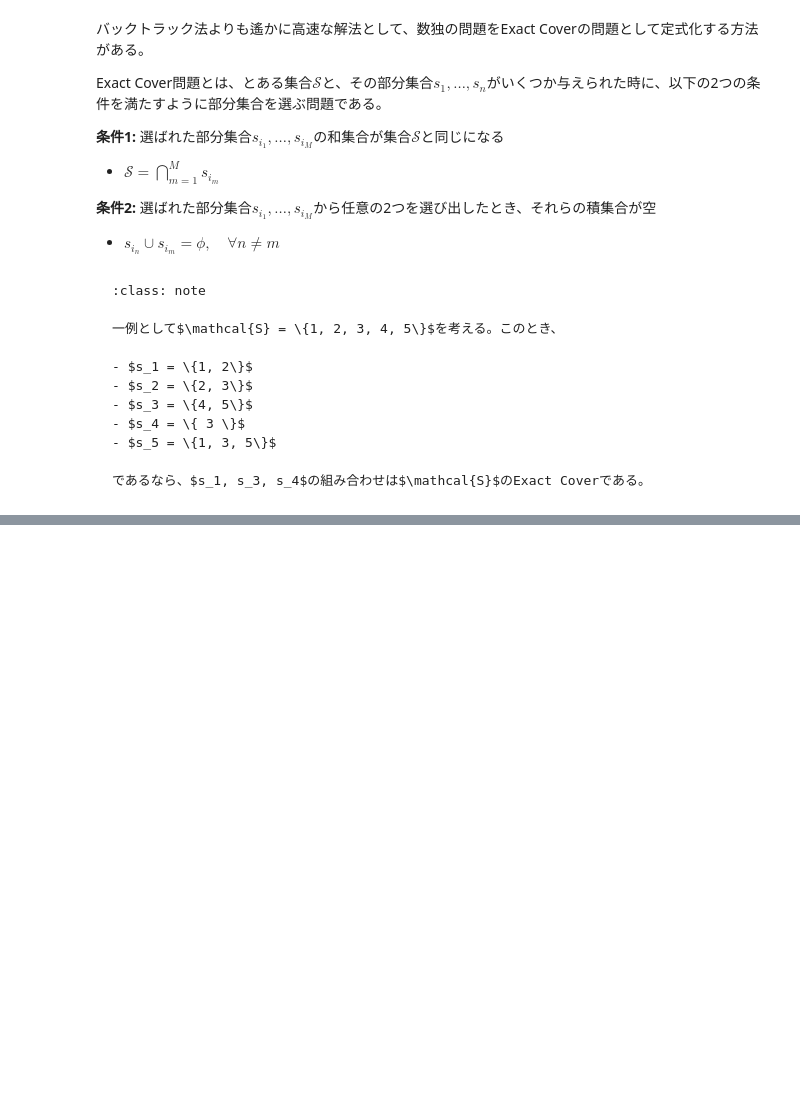
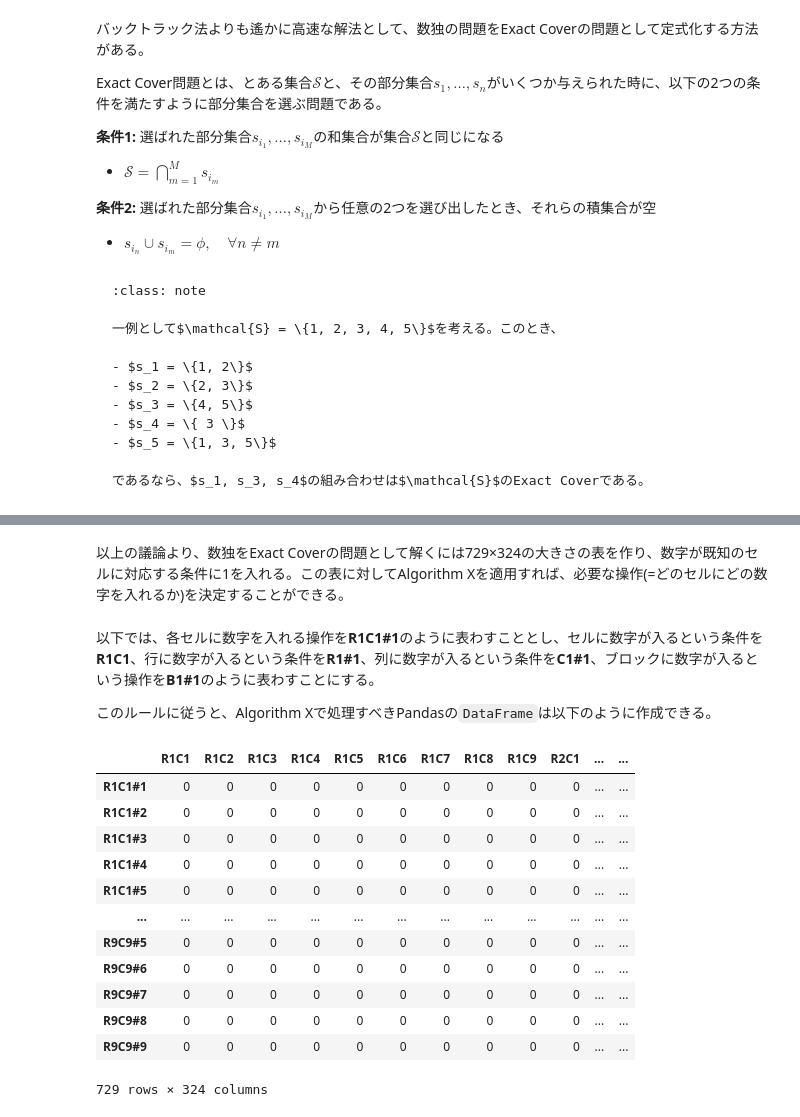
Before and after one commit to tatsy-classes/1284-sds-advml, a Jupyter notebook: contents/sec1/exercise-sudoku.ipynb, the cells around one changed output, grey strips where cells are left out. Cells and saved outputs as stored; diff of their text form; code cells hidden in the pictures; blank space fills up the shorter version.

```diff
--- a/contents/sec1/exercise-sudoku.ipynb
+++ b/contents/sec1/exercise-sudoku.ipynb
@@ -544,0 +717,36 @@ The solution for exact cover is: ['s_1', 's_3', 's_4']
+# %% [markdown]
+以上の議論より、数独をExact Coverの問題として解くには729×324の大きさの表を作り、数字が既知のセルに対応する条件に1を入れる。この表に対してAlgorithm Xを適用すれば、必要な操作(=どのセルにどの数字を入れるか)を決定することができる。
+# %% [markdown]
+以下では、各セルに数字を入れる操作を**R1C1#1**のように表わすこととし、セルに数字が入るという条件を**R1C1**、行に数字が入るという条件を**R1#1**、列に数字が入るという条件を**C1#1**、ブロックに数字が入るという操作を**B1#1**のように表わすことにする。
+
+このルールに従うと、Algorithm Xで処理すべきPandasの`DataFrame`は以下のように作成できる。
+# %%
+index = [
+    "R{:d}C{:d}#{:d}".format(i, j, n)
+    for i in range(1, 10)
+    for j in range(1, 10)
+    for n in range(1, 10)
+]
+cond1 = ["R{:d}C{:d}".format(i, j) for i in range(1, 10) for j in range(1, 10)]
+cond2 = ["R{:d}#{:d}".format(i, n) for i in range(1, 10) for n in range(1, 10)]
+cond3 = ["C{:d}#{:d}".format(j, n) for j in range(1, 10) for n in range(1, 10)]
+cond4 = ["B{:d}#{:d}".format(b, n) for b in range(1, 10) for n in range(1, 10)]
+conds = cond1 + cond2 + cond3 + cond4
+
+df = pd.DataFrame(index=index, columns=conds)
+df.iloc[:] = 0
+display.display(df)
+# %% [output]
+|  | R1C1 | R1C2 | R1C3 | R1C4 | R1C5 | R1C6 | R1C7 | R1C8 | R1C9 | R2C1 | ... | ... |
+| R1C1#1 | 0 | 0 | 0 | 0 | 0 | 0 | 0 | 0 | 0 | 0 | ... | ... |
+| R1C1#2 | 0 | 0 | 0 | 0 | 0 | 0 | 0 | 0 | 0 | 0 | ... | ... |
+| R1C1#3 | 0 | 0 | 0 | 0 | 0 | 0 | 0 | 0 | 0 | 0 | ... | ... |
+| R1C1#4 | 0 | 0 | 0 | 0 | 0 | 0 | 0 | 0 | 0 | 0 | ... | ... |
+| R1C1#5 | 0 | 0 | 0 | 0 | 0 | 0 | 0 | 0 | 0 | 0 | ... | ... |
+| ... | ... | ... | ... | ... | ... | ... | ... | ... | ... | ... | ... | ... |
+| R9C9#5 | 0 | 0 | 0 | 0 | 0 | 0 | 0 | 0 | 0 | 0 | ... | ... |
+| R9C9#6 | 0 | 0 | 0 | 0 | 0 | 0 | 0 | 0 | 0 | 0 | ... | ... |
+| R9C9#7 | 0 | 0 | 0 | 0 | 0 | 0 | 0 | 0 | 0 | 0 | ... | ... |
+| R9C9#8 | 0 | 0 | 0 | 0 | 0 | 0 | 0 | 0 | 0 | 0 | ... | ... |
+| R9C9#9 | 0 | 0 | 0 | 0 | 0 | 0 | 0 | 0 | 0 | 0 | ... | ... |
+729 rows × 324 columns
```
Also changed, not shown: parts of 45 cells of this notebook, 11 other files.
